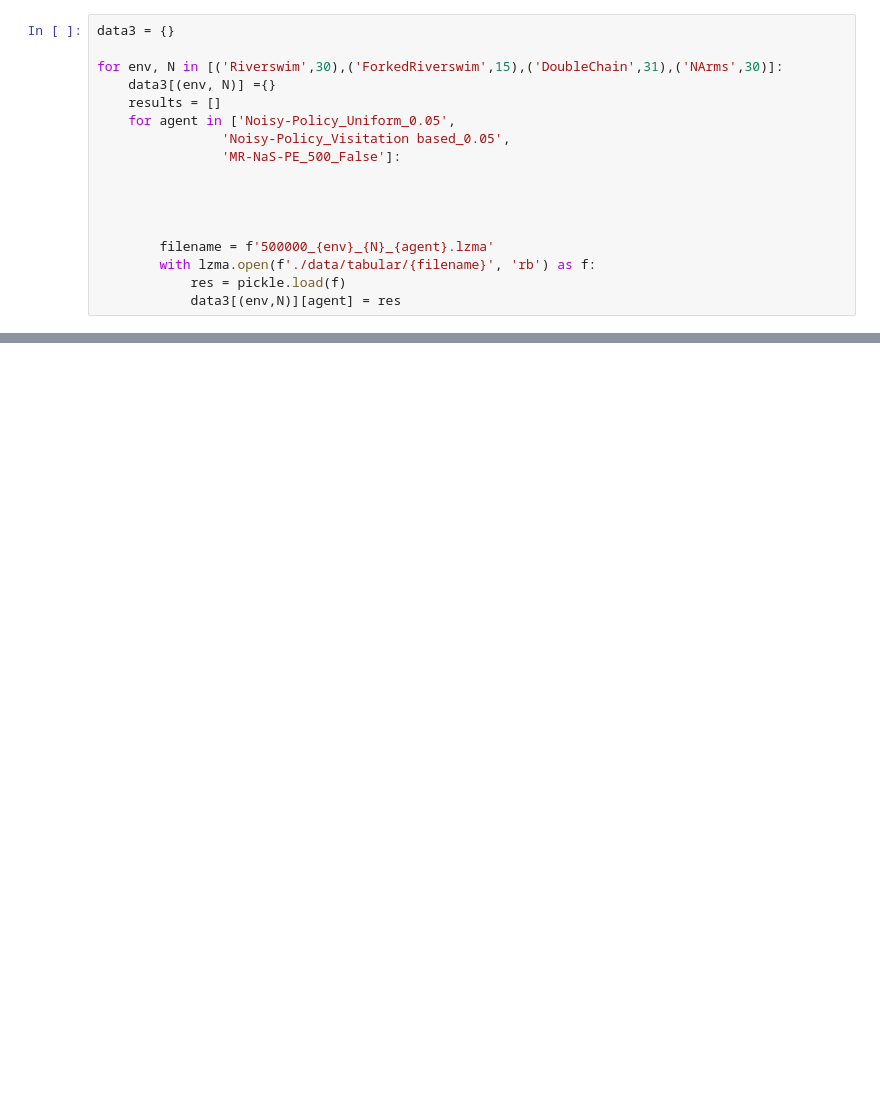
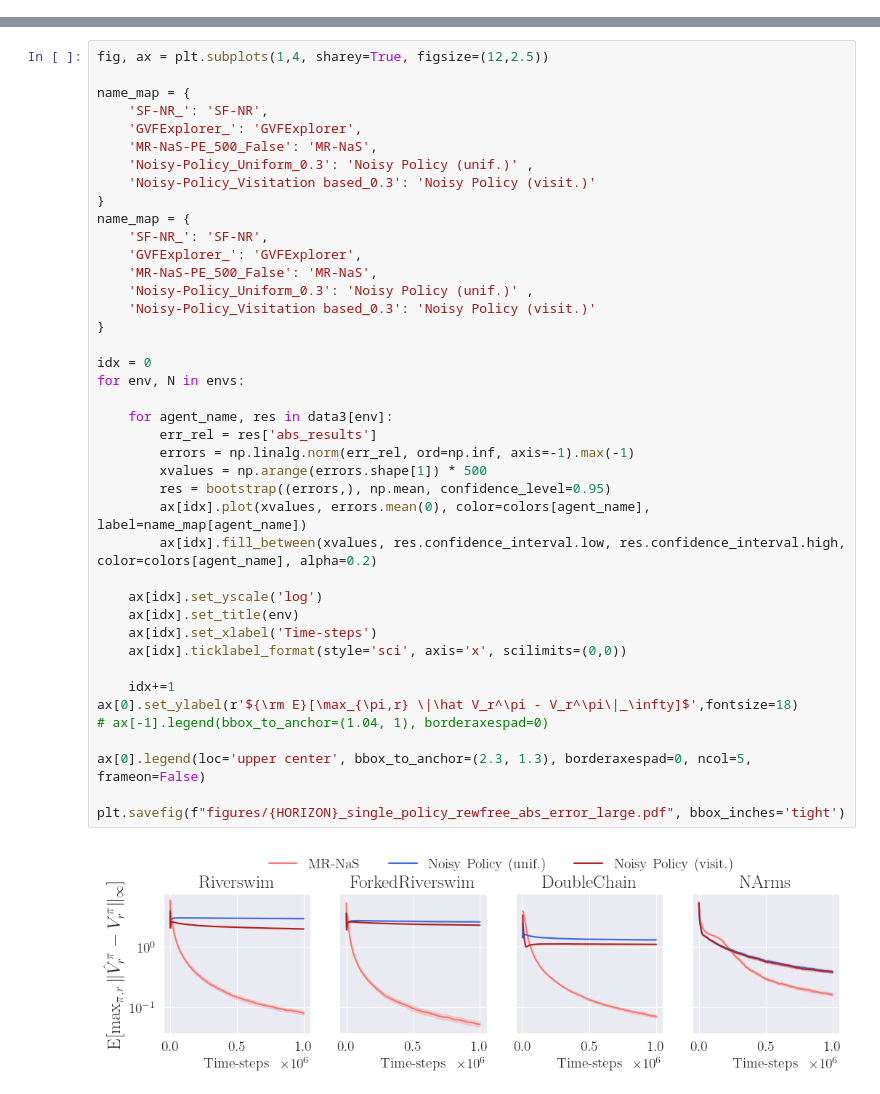
Before and after one commit to rssalessio/multi-reward-multi-policy-eval, a Jupyter notebook: plot.ipynb, the cells around one changed output, grey strips where cells are left out. Drawn from its saved outputs; the diff is of its cells as text; blank space fills up the shorter version.

```diff
--- a/plot.ipynb
+++ b/plot.ipynb
@@ -324,17 +230,0 @@ NameError: name 'plt' is not defined
-# %%
-data3 = {}
-
-for env, N in [('Riverswim',30),('ForkedRiverswim',15),('DoubleChain',31),('NArms',30)]:
-    data3[(env, N)] ={}
-    results = []
-    for agent in ['Noisy-Policy_Uniform_0.05',
-                'Noisy-Policy_Visitation based_0.05',
-                'MR-NaS-PE_500_False']:
-
-
-
-
-        filename = f'500000_{env}_{N}_{agent}.lzma'
-        with lzma.open(f'./data/tabular/{filename}', 'rb') as f:
-            res = pickle.load(f)
-            data3[(env,N)][agent] = res
@@ -397,0 +231,43 @@ for horizon in [300000]:
+# %%
+fig, ax = plt.subplots(1,4, sharey=True, figsize=(12,2.5))
+
+name_map = {
+    'SF-NR_': 'SF-NR',
+    'GVFExplorer_': 'GVFExplorer',
+    'MR-NaS-PE_500_False': 'MR-NaS',
+    'Noisy-Policy_Uniform_0.3': 'Noisy Policy (unif.)' ,
+    'Noisy-Policy_Visitation based_0.3': 'Noisy Policy (visit.)'
+}
+name_map = {
+    'SF-NR_': 'SF-NR',
+    'GVFExplorer_': 'GVFExplorer',
+    'MR-NaS-PE_500_False': 'MR-NaS',
+    'Noisy-Policy_Uniform_0.3': 'Noisy Policy (unif.)' ,
+    'Noisy-Policy_Visitation based_0.3': 'Noisy Policy (visit.)'
+}
+
+idx = 0
+for env, N in envs:
+
+    for agent_name, res in data3[env]:
+        err_rel = res['abs_results']
+        errors = np.linalg.norm(err_rel, ord=np.inf, axis=-1).max(-1)
+        xvalues = np.arange(errors.shape[1]) * 500
+        res = bootstrap((errors,), np.mean, confidence_level=0.95)
+        ax[idx].plot(xvalues, errors.mean(0), color=colors[agent_name], label=name_map[agent_name])
+        ax[idx].fill_between(xvalues, res.confidence_interval.low, res.confidence_interval.high, color=colors[agent_name], alpha=0.2)
+
+    ax[idx].set_yscale('log')
+    ax[idx].set_title(env)
+    ax[idx].set_xlabel('Time-steps')
+    ax[idx].ticklabel_format(style='sci', axis='x', scilimits=(0,0))
+
+    idx+=1
+ax[0].set_ylabel(r'${\rm E}[\max_{\pi,r} \|\hat V_r^\pi - V_r^\pi\|_\infty]$',fontsize=18)
+# ax[-1].legend(bbox_to_anchor=(1.04, 1), borderaxespad=0)
+
+ax[0].legend(loc='upper center', bbox_to_anchor=(2.3, 1.3), borderaxespad=0, ncol=5, frameon=False)
+
+plt.savefig(f"figures/{HORIZON}_single_policy_rewfree_abs_error_large.pdf", bbox_inches='tight')
+# %% [output]
+[figure, added]
```
Also changed, not shown: parts of 23 cells of this notebook, 24 other files.
